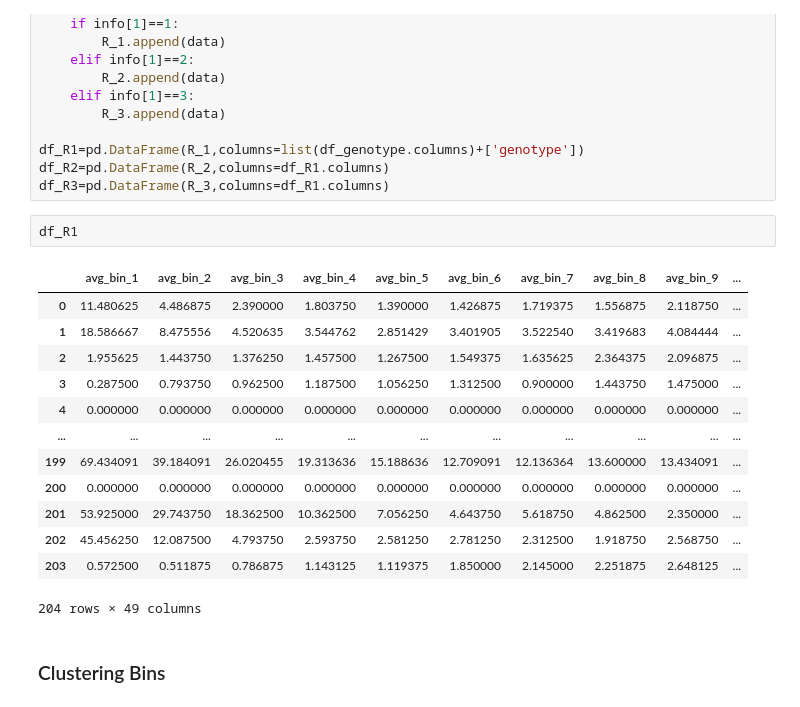
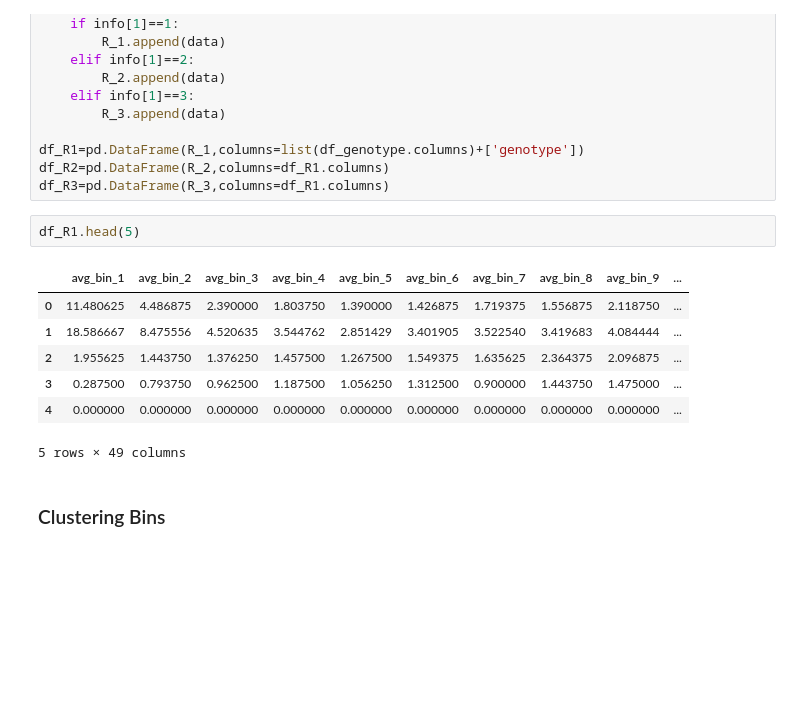
Before and after one commit to amirmahmoudi1967/Drosophila-Genetic-Analysis, a Jupyter notebook: Main.ipynb, the cells around one changed output. Drawn from its saved outputs; the diff is of its cells as text; blank space fills up the shorter version.

```diff
--- a/Main.ipynb
+++ b/Main.ipynb
@@ -177,21 +181,15 @@ df_R1=pd.DataFrame(R_1,columns=list(df_genotype.columns)+['genotype'])
 df_R2=pd.DataFrame(R_2,columns=df_R1.columns)
 df_R3=pd.DataFrame(R_3,columns=df_R1.columns)
 # %%
-df_R1
+df_R1.head(5)
 # %% [output]
 |  | avg_bin_1 | avg_bin_2 | avg_bin_3 | avg_bin_4 | avg_bin_5 | avg_bin_6 | avg_bin_7 | avg_bin_8 | avg_bin_9 | ... |
 | 0 | 11.480625 | 4.486875 | 2.390000 | 1.803750 | 1.390000 | 1.426875 | 1.719375 | 1.556875 | 2.118750 | ... |
 | 1 | 18.586667 | 8.475556 | 4.520635 | 3.544762 | 2.851429 | 3.401905 | 3.522540 | 3.419683 | 4.084444 | ... |
 | 2 | 1.955625 | 1.443750 | 1.376250 | 1.457500 | 1.267500 | 1.549375 | 1.635625 | 2.364375 | 2.096875 | ... |
 | 3 | 0.287500 | 0.793750 | 0.962500 | 1.187500 | 1.056250 | 1.312500 | 0.900000 | 1.443750 | 1.475000 | ... |
 | 4 | 0.000000 | 0.000000 | 0.000000 | 0.000000 | 0.000000 | 0.000000 | 0.000000 | 0.000000 | 0.000000 | ... |
-| ... | ... | ... | ... | ... | ... | ... | ... | ... | ... | ... |
-| 199 | 69.434091 | 39.184091 | 26.020455 | 19.313636 | 15.188636 | 12.709091 | 12.136364 | 13.600000 | 13.434091 | ... |
-| 200 | 0.000000 | 0.000000 | 0.000000 | 0.000000 | 0.000000 | 0.000000 | 0.000000 | 0.000000 | 0.000000 | ... |
-| 201 | 53.925000 | 29.743750 | 18.362500 | 10.362500 | 7.056250 | 4.643750 | 5.618750 | 4.862500 | 2.350000 | ... |
-| 202 | 45.456250 | 12.087500 | 4.793750 | 2.593750 | 2.581250 | 2.781250 | 2.312500 | 1.918750 | 2.568750 | ... |
-| 203 | 0.572500 | 0.511875 | 0.786875 | 1.143125 | 1.119375 | 1.850000 | 2.145000 | 2.251875 | 2.648125 | ... |
-204 rows × 49 columns
+5 rows × 49 columns
 # %% [markdown]
 ### Clustering Bins
 # %% [markdown]
```
Also changed, not shown: parts of 15 cells of this notebook, 1 other file.
